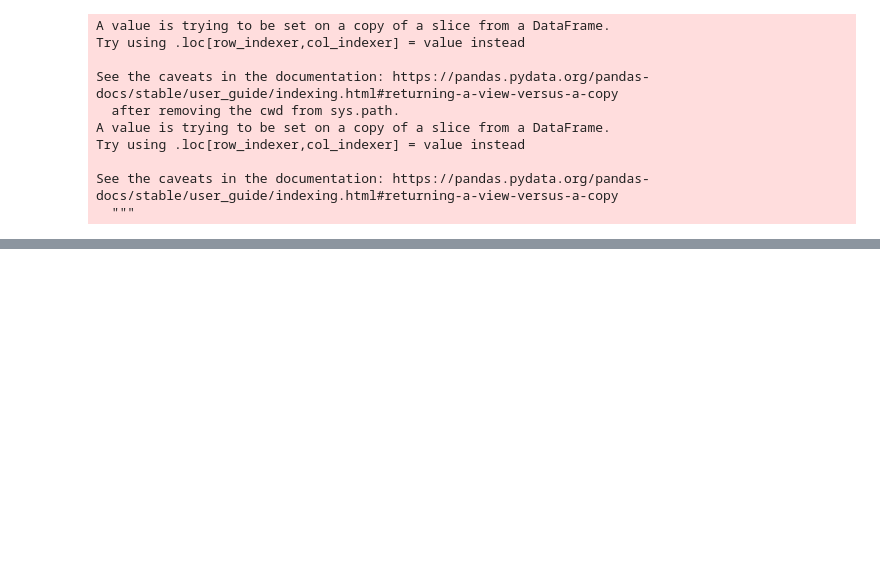
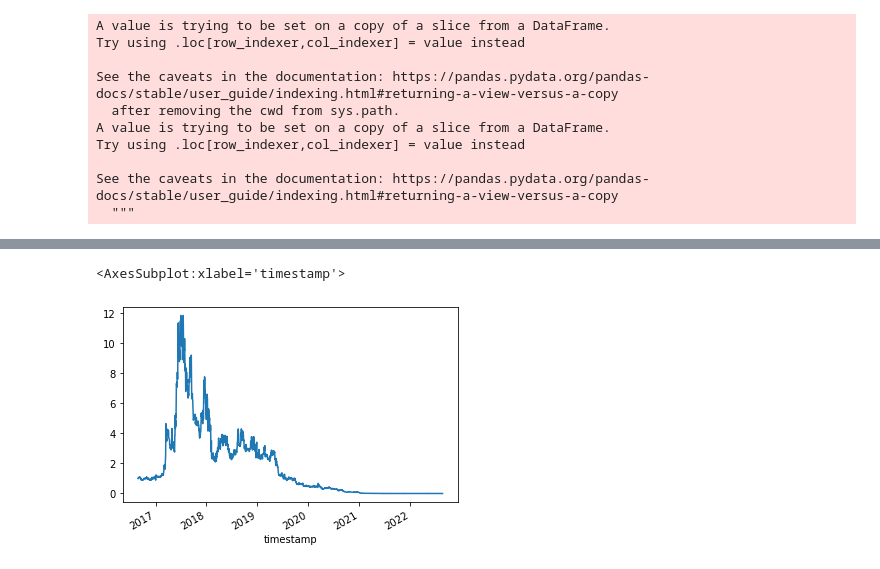
Before and after one commit to eduardo20calvo/ML_Trading_Bot, a Jupyter notebook: Algo_Attempt.ipynb, the cells around one changed output, grey strips where cells are left out. Drawn from its saved outputs; the diff is of its cells as text; code cells hidden in the pictures; blank space fills up the shorter version.

```diff
--- a/Algo_Attempt.ipynb
+++ b/Algo_Attempt.ipynb
@@ -165,0 +158,2 @@ spy_df
+# %%
+ETH_df['Strategy Returns'] = ETH_df['Actual Returns'] * ETH_df['Signal'].shift()
@@ -165,0 +183,5 @@ spy_df
+# %%
+(1 + ETH_df['Strategy Returns']).cumprod().plot()
+# %% [output]
+<AxesSubplot:xlabel='timestamp'>
+[figure, added]
```
Also changed, not shown: parts of 23 cells of this notebook.
